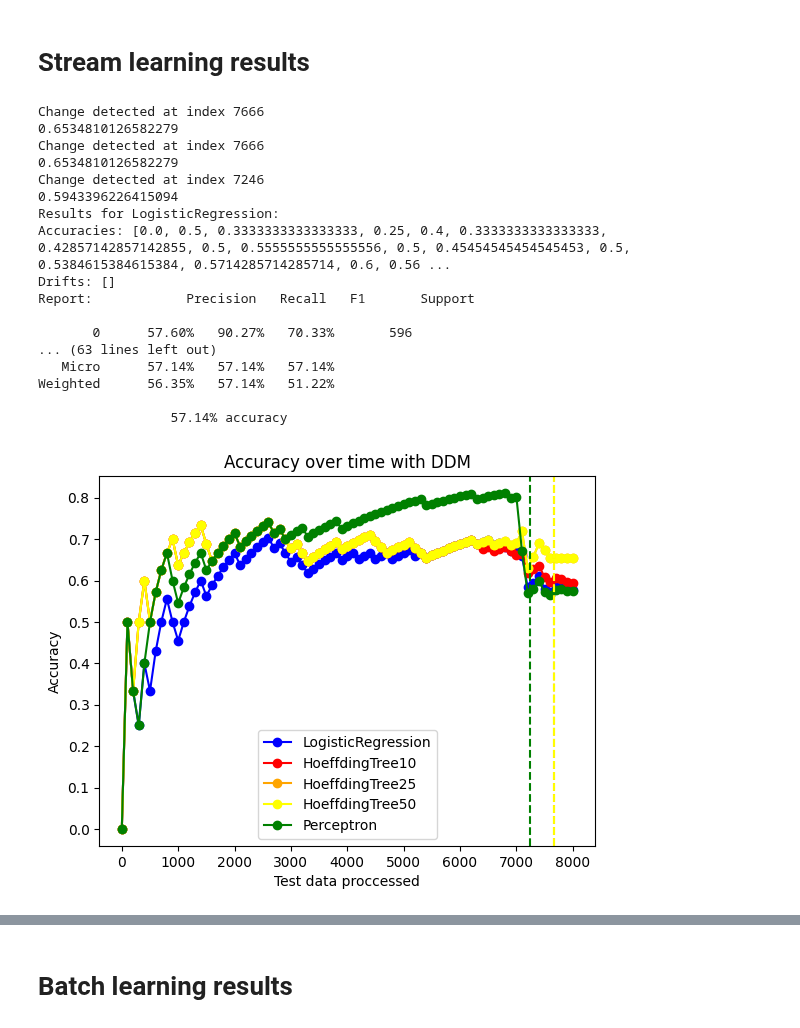
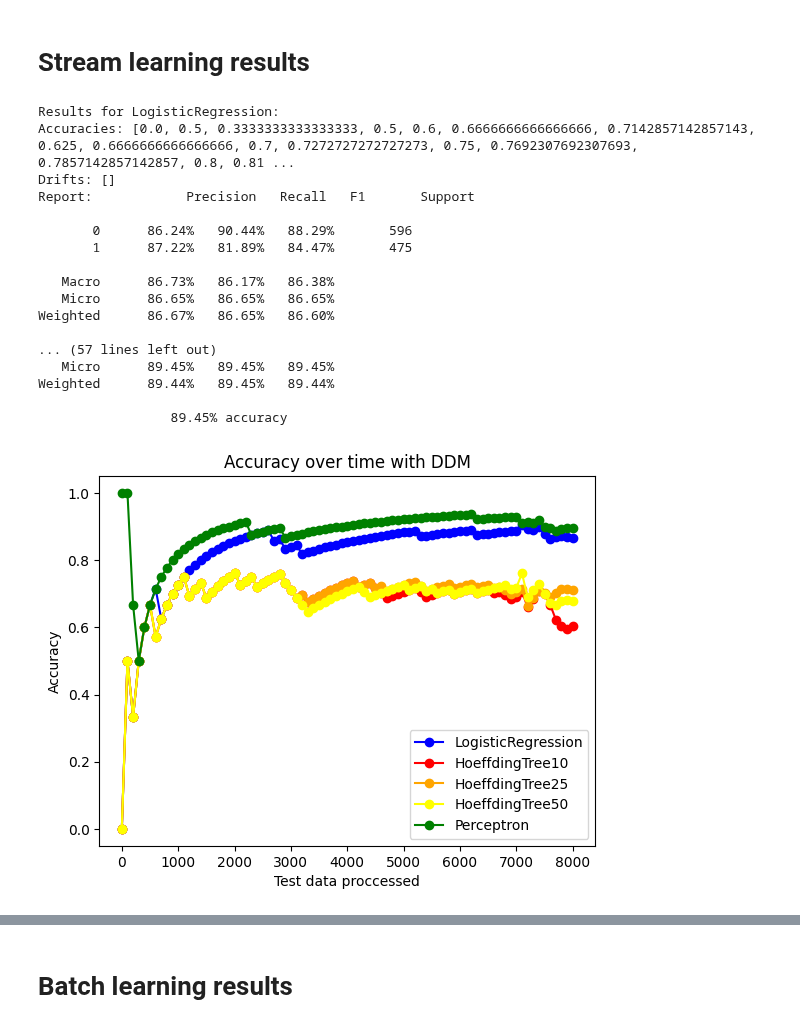
Before and after one commit to adriano-miranda/ML2-Project, a Jupyter notebook: Project.ipynb, the cells around one changed output, grey strips where cells are left out. Saved outputs shown, nothing was run; the diff lists cells and outputs as text; code cells hidden in the pictures.

Commit message:
River to sklearn solved, batch training and eval

```diff
--- a/Project.ipynb
+++ b/Project.ipynb
@@ -119,23 +119,38 @@ plt.show()
 # Pipeline
 # %%
 import copy
-from river import stream
+from river import stream, compose, preprocessing
 
-def create_model(modelo):
+def create_features(modelo, wrapped=False, colIndex=None):
     cols_rolling = ["main.temp", "main.feels_like", "main.pressure", "main.humidity", "wind.speed", "wind.deg"]
     to_discard = ['Unnamed: 0', 'wind.gust', 'weather.main', 'weather.description', 'weather.icon', 'rain.1h', 'temp_diff_6h'
                   "year_month"]
 
+    # when using the river to sklearn wrapper the names of attributes are lost and replaced by their ordered numerical index
+    # by mapping using the column index dict, we solve this problem
+    if wrapped:
+        cols_rolling = list(map(colIndex.get, cols_rolling))
+        to_discard = list(map(colIndex.get, to_discard))
+
     def get_date_features(x):
-        x["dt"] = pd.to_datetime(x["dt"], unit = "s")
-        month =  x['dt'].month
-        return {'month': month}
+        # likewise we must translate the attribute name "dt" to its ordered index in case of wrapping
+        if wrapped:
+            dt = x[colIndex["dt"]]
+        else:
+            dt = x["dt"]
 
-    model = get_date_features
-    model |= compose.Discard(*to_discard)
+        dt = pd.to_datetime(dt, unit = "s")
+        month =  dt.month
+
+        x['month'] = month
+        return x
+
+    model = compose.FuncTransformer(get_date_features)
+
+    model = compose.Discard(*to_discard)
 
     for col in cols_rolling:
-        model += feature_extraction.Agg(on = col, by=None, how=utils.Rolling(stats.Mean(), 1))
+        model += feature_extraction.Agg(on = col, by=None, how=utils.Rolling(stats.Mean(), 6))
 
     model |= preprocessing.StandardScaler()
     model |= modelo
@@ -223,7 +238,7 @@ def get_models_results(X_train, y_train, X_test, y_test, models, drift_detector)
     reports = []
 
     for model in models:
-        model_instance = create_model(model)
+        model_instance = create_features(model)
         accuracies_model, drifts_model, report_model = stream_learning(X_train, y_train, X_test, y_test,
                                                                        modelo=model_instance, drift_detect=drift_detector)
 
@@ -262,46 +277,46 @@ def plot_accuracy_dual(acc_list, drifts, colors, labels, title):
     for i, drift in enumerate(drifts):
         color = colors[i]
         label = labels[i]
         for value in drift:
             plt.axvline(x=value, color=color, linestyle='--')
 
     plt.legend()
     plt.xlabel('Test data proccessed')
     plt.ylabel('Accuracy')
     plt.title(title)
     plt.show()
 
 # Obtain results.
 models = [linear_model.LogisticRegression(),
           tree.HoeffdingTreeClassifier(grace_period=10),
           tree.HoeffdingTreeClassifier(grace_period=25),
           tree.HoeffdingTreeClassifier(grace_period=50),
           linear_model.Perceptron()]
 
 # Plot results
 colors = ["blue", "red", "orange", "yellow", "green"]
 labels = ["LogisticRegression", "HoeffdingTree10", "HoeffdingTree25", "HoeffdingTree50", "Perceptron"]
 acc, drifts, reports = get_models_results(X_train, y_train, X_test, y_test, models, drift_detector= drift.binary.DDM(warm_start=100))
 plot_accuracy_dual(acc, drifts, colors, labels, title = "Accuracy over time with DDM")
 # %% [output]
-Change detected at index 7666
-0.6534810126582279
-Change detected at index 7666
-0.6534810126582279
-Change detected at index 7246
-0.5943396226415094
 Results for LogisticRegression:
-Accuracies: [0.0, 0.5, 0.3333333333333333, 0.25, 0.4, 0.3333333333333333, 0.42857142857142855, 0.5, 0.5555555555555556, 0.5, 0.45454545454545453, 0.5, 0.5384615384615384, 0.5714285714285714, 0.6, 0.56 ...
+Accuracies: [0.0, 0.5, 0.3333333333333333, 0.5, 0.6, 0.6666666666666666, 0.7142857142857143, 0.625, 0.6666666666666666, 0.7, 0.7272727272727273, 0.75, 0.7692307692307693, 0.7857142857142857, 0.8, 0.81 ...
 Drifts: []
 Report:            Precision   Recall   F1       Support
 
-       0      57.60%   90.27%   70.33%       596
-... (63 lines left out)
-   Micro      57.14%   57.14%   57.14%
-Weighted      56.35%   57.14%   51.22%
+       0      86.24%   90.44%   88.29%       596
+       1      87.22%   81.89%   84.47%       475
 
-                 57.14% accuracy
+   Macro      86.73%   86.17%   86.38%
+   Micro      86.65%   86.65%   86.65%
+Weighted      86.67%   86.65%   86.60%
+
+... (57 lines left out)
+   Micro      89.45%   89.45%   89.45%
+Weighted      89.44%   89.45%   89.44%
+
+                 89.45% accuracy
-[figure, old version]
+[figure, new version]
 # %%
 acc, drifts, reports = get_models_results(X_train, y_train, X_test, y_test, models, drift_detector= drift.binary.EDDM(warm_start=100))
 plot_accuracy_dual(acc, drifts, colors, labels, title = "Accuracy over time with EDDM detector")
```
Also changed, not shown: parts of 11 cells of this notebook.
